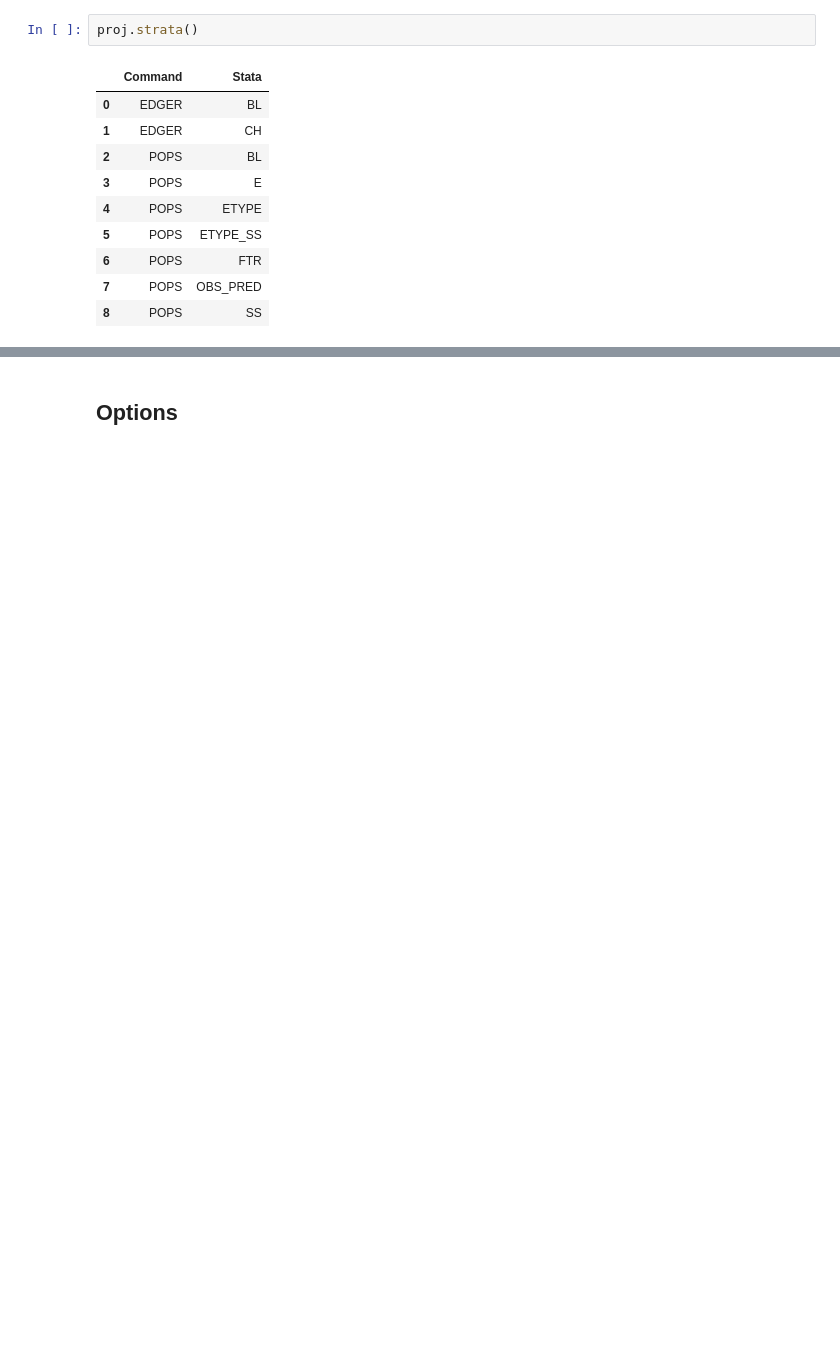
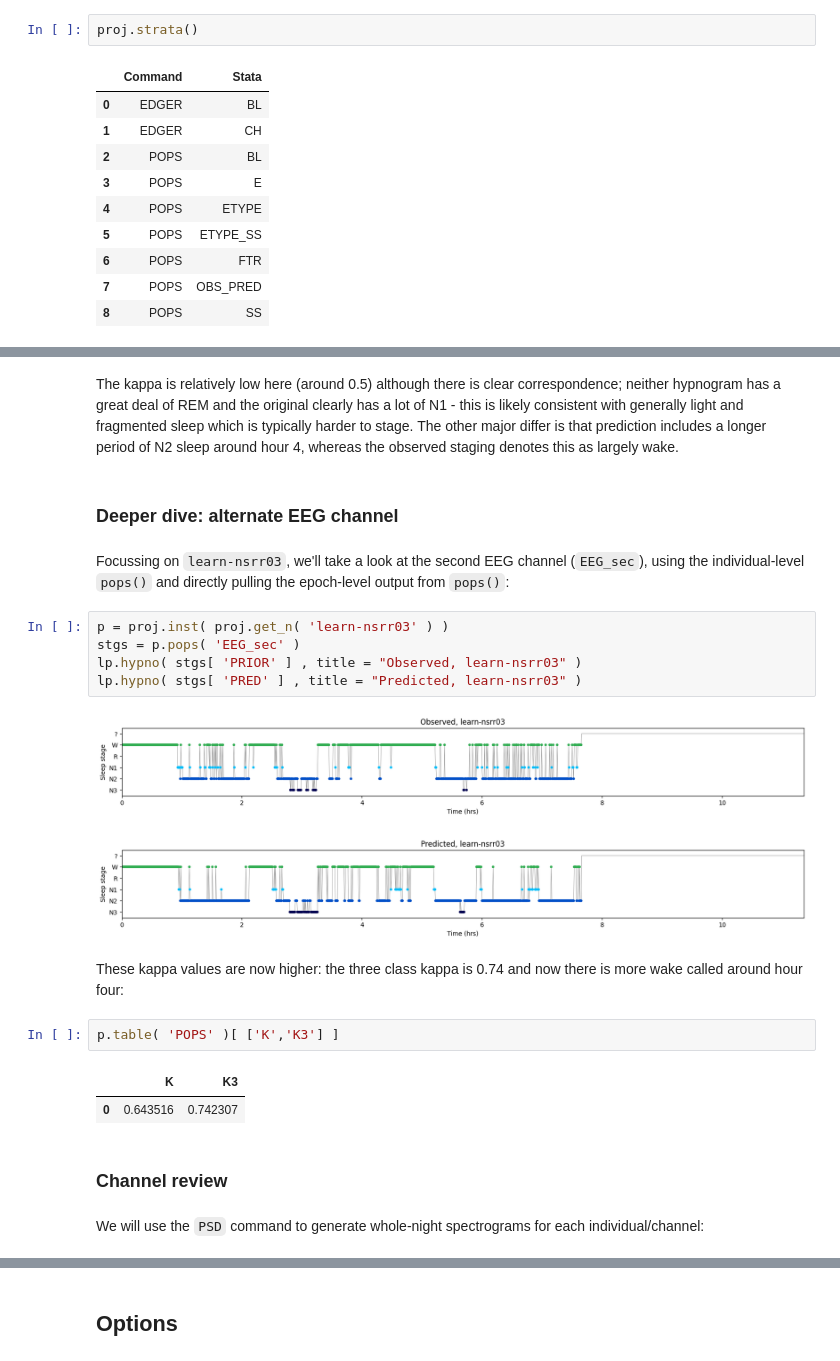
Before and after one commit to remnrem/luna-api-notebooks, a Jupyter notebook: 03_staging.ipynb, the cells around one changed output, grey strips where cells are left out. Cells and saved outputs as stored; diff of their text form; blank space fills up the shorter version.

```diff
--- a/03_staging.ipynb
+++ b/03_staging.ipynb
@@ -184,0 +269,25 @@ proj.table( 'POPS' )
+# %% [markdown]
+The kappa is relatively low here (around 0.5) although there is clear correspondence;  neither hypnogram has a great deal of REM and the original clearly has a lot of N1 - this is likely consistent with generally light and fragmented sleep which is typically harder to stage.  The other major differ is that prediction includes a longer period of N2 sleep around hour 4, whereas the observed staging denotes this as largely wake.
+# %% [markdown]
+### Deeper dive: alternate EEG channel
+# %% [markdown]
+Focussing on `learn-nsrr03`, we'll take a look at the second EEG channel (`EEG_sec`), using the individual-level `pops()` and directly pulling the epoch-level output from `pops()`:
+# %%
+p = proj.inst( proj.get_n( 'learn-nsrr03' ) )
+stgs = p.pops( 'EEG_sec' )
+lp.hypno( stgs[ 'PRIOR' ] , title = "Observed, learn-nsrr03" )
+lp.hypno( stgs[ 'PRED' ] , title = "Predicted, learn-nsrr03" )
+# %% [output]
+[figure, added]
+[figure, added]
+# %% [markdown]
+These kappa values are now higher: the three class kappa is 0.74 and now there is more wake called around hour four:
+# %%
+p.table( 'POPS' )[ ['K','K3'] ]
+# %% [output]
+|  | K | K3 |
+| 0 | 0.643516 | 0.742307 |
+# %% [markdown]
+### Channel review
+# %% [markdown]
+We will use the `PSD` command to generate whole-night spectrograms for each individual/channel:
```
Also changed, not shown: parts of 65 cells of this notebook, 6 other files.
